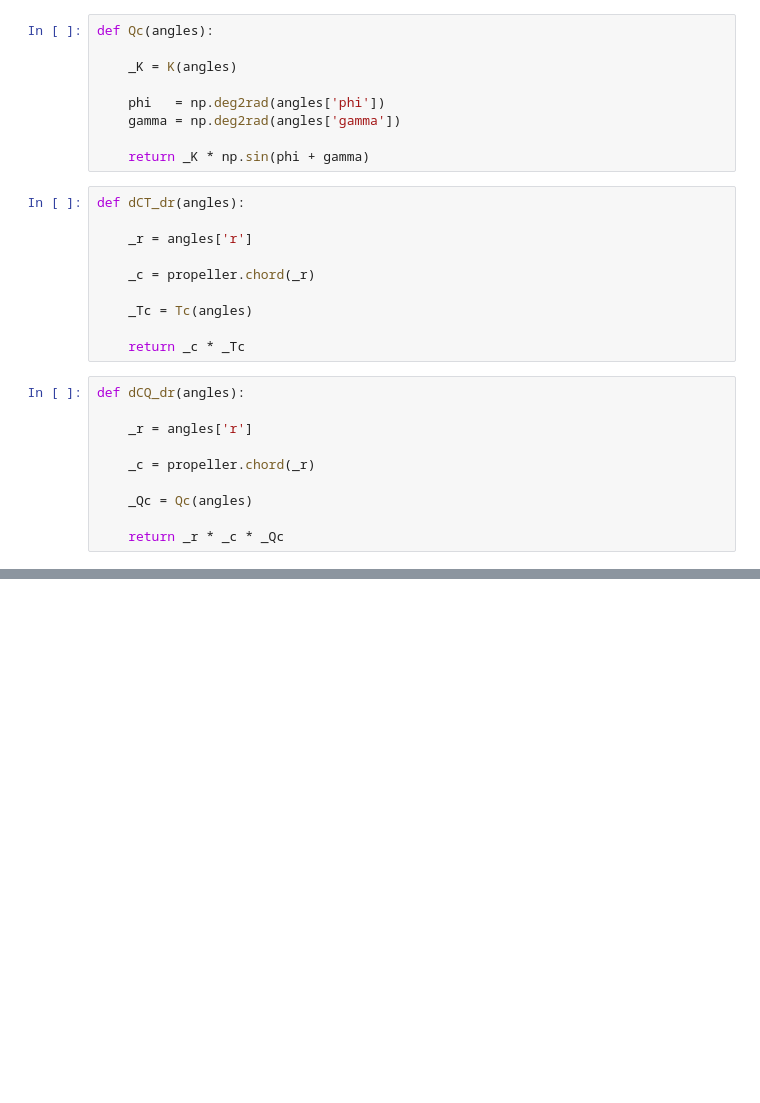
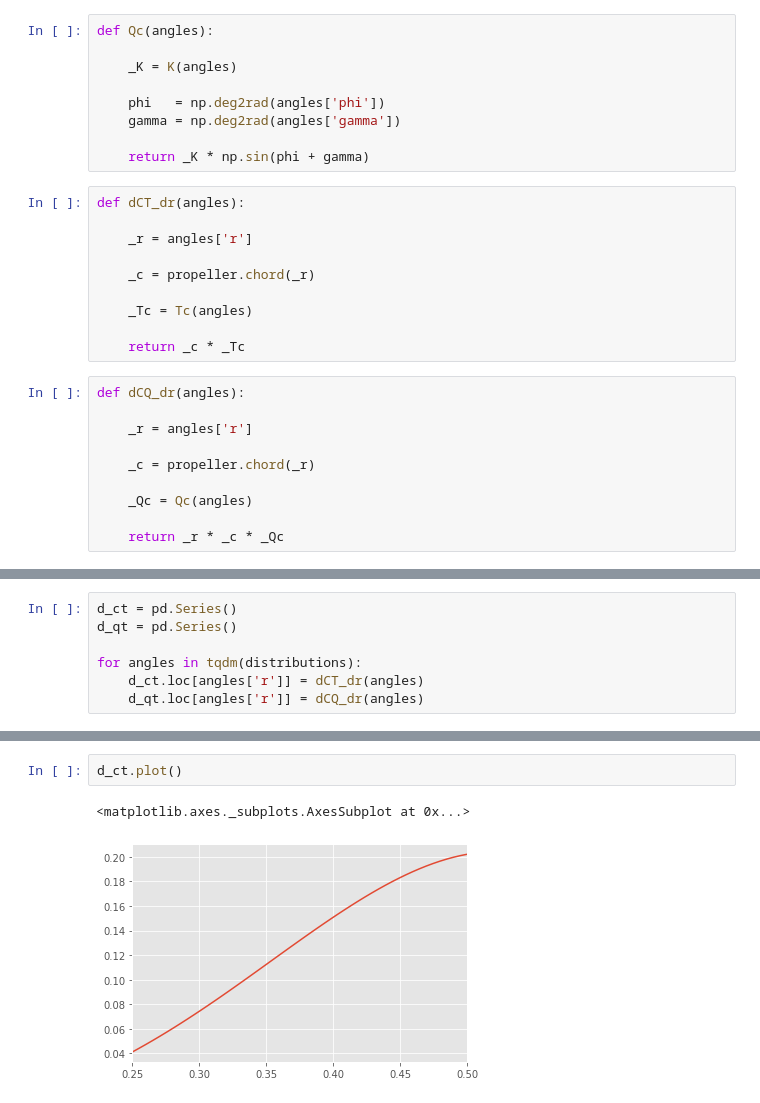
Before and after one commit to KikeM/pybem, a Jupyter notebook: sandbox/robust-implementation.ipynb, the cells around one changed output, grey strips where cells are left out. Cells and saved outputs as stored; diff of their text form; blank space fills up the shorter version.

```diff
--- a/sandbox/robust-implementation.ipynb
+++ b/sandbox/robust-implementation.ipynb
@@ -287,0 +277,7 @@ dCQ_dr(angles)
+# %%
+d_ct = pd.Series()
+d_qt = pd.Series()
+
+for angles in tqdm(distributions):
+    d_ct.loc[angles['r']] = dCT_dr(angles)
+    d_qt.loc[angles['r']] = dCQ_dr(angles)
@@ -287,0 +286,5 @@ dCQ_dr(angles)
+# %%
+d_ct.plot()
+# %% [output]
+<matplotlib.axes._subplots.AxesSubplot at 0x...>
+[figure, added]
```
Also changed, not shown: parts of 16 cells of this notebook, 2 other files.
